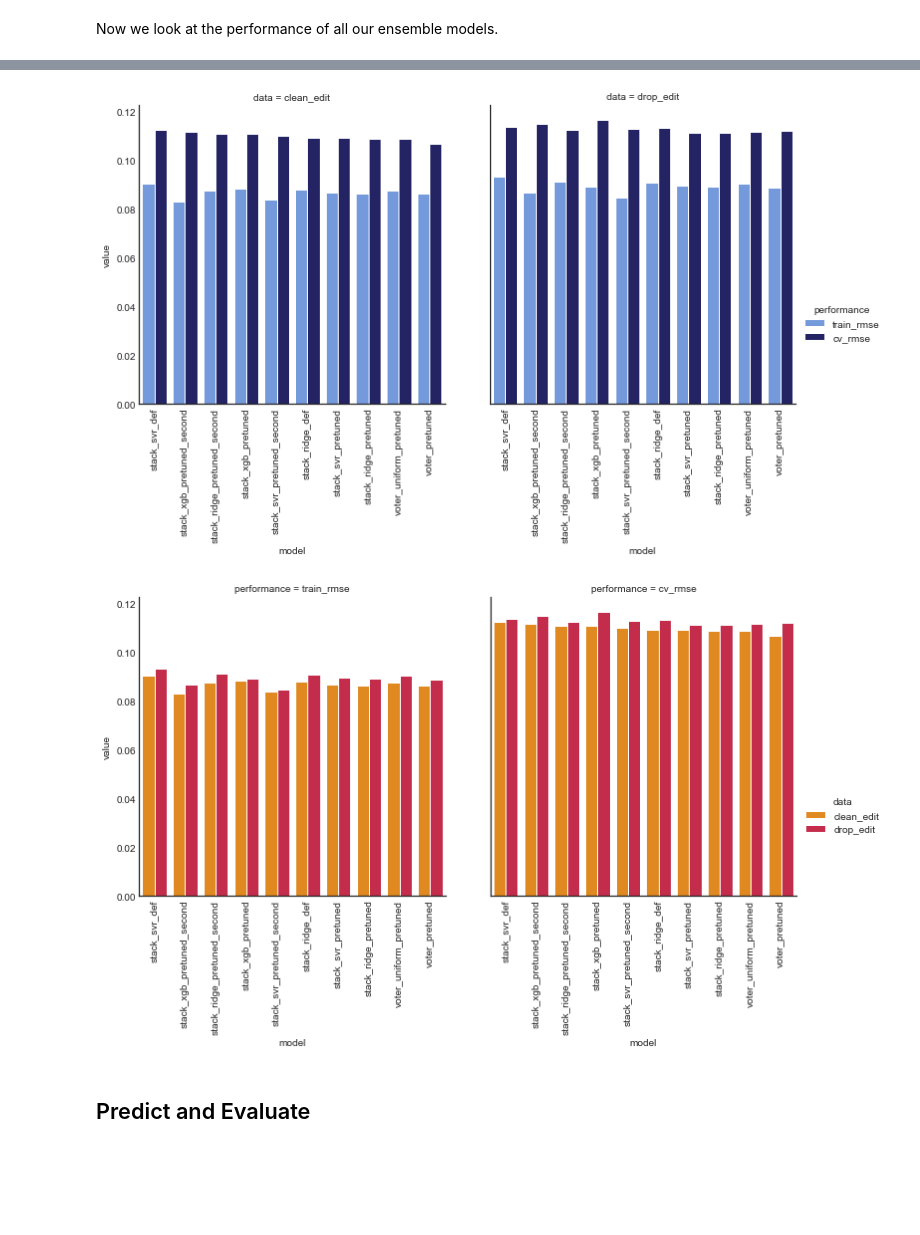
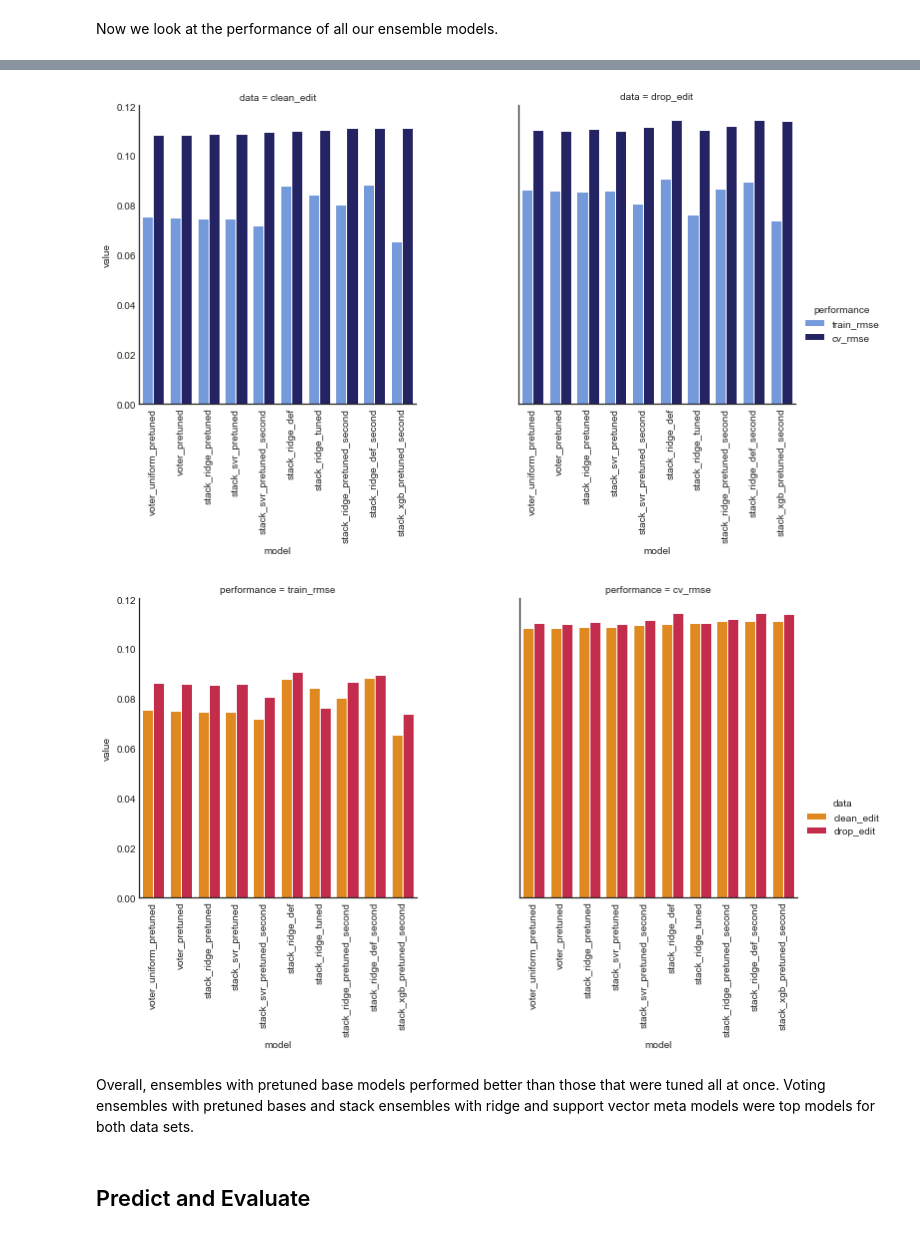
Before and after one commit to rmwenzel/ames_house_prices, a Jupyter notebook: notebooks/model.ipynb, the cells around one changed output, grey strips where cells are left out. Drawn from its saved outputs; the diff is of its cells as text; code cells hidden in the pictures; blank space fills up the shorter version.

```diff
--- a/notebooks/model.ipynb
+++ b/notebooks/model.ipynb
@@ -1308,5 +1308,4 @@ Now we look at the performance of all our ensemble models.
 # %%
 # compare results of tuned models -- warning this takes a LONG time
 ens_comp_df = compare_performance(ensembles, model_data, random_state=27)
-ens_comp_df = ens_comp_df.sort_values(by=('clean_edit', 'cv_rmse'), ascending=True)
 ens_comp_df = ens_comp_df.reset_index(drop=True)
@@ -1333,15 +1356,17 @@ ens_comp_df = ens_comp_df.reset_index(drop=True)
 # %%
 # compare top 10 tuned model train and cv performance on clean
-plot_model_comp(ens_comp_df.tail(10), col='data', hue='performance',
+plot_model_comp(ens_comp_df.head(10), col='data', hue='performance',
                 kind='bar', palette=data_palette)
 # %% [output]
-[figure, old version]
+[figure, new version]
 # %%
 # compare clean and edit performance for train and cv error
-plot_model_comp(ens_comp_df.tail(10), col='performance', hue='data',
+plot_model_comp(ens_comp_df.head(10), col='performance', hue='data',
                 kind='bar', palette=perf_palette)
 # %% [output]
-[figure, old version]
+[figure, new version]
+# %% [markdown]
+Overall, ensembles with pretuned base models performed better than those that were tuned all at once. Voting ensembles with pretuned bases and stack ensembles with ridge and support vector meta models were top models for both data sets.
 # %%
 # pickle tuned parameters
 pickle_to_file(ensembles, '../training/ens_tuned_params.pkl')
```
Also changed, not shown: parts of 9 cells of this notebook, 14 other files.
